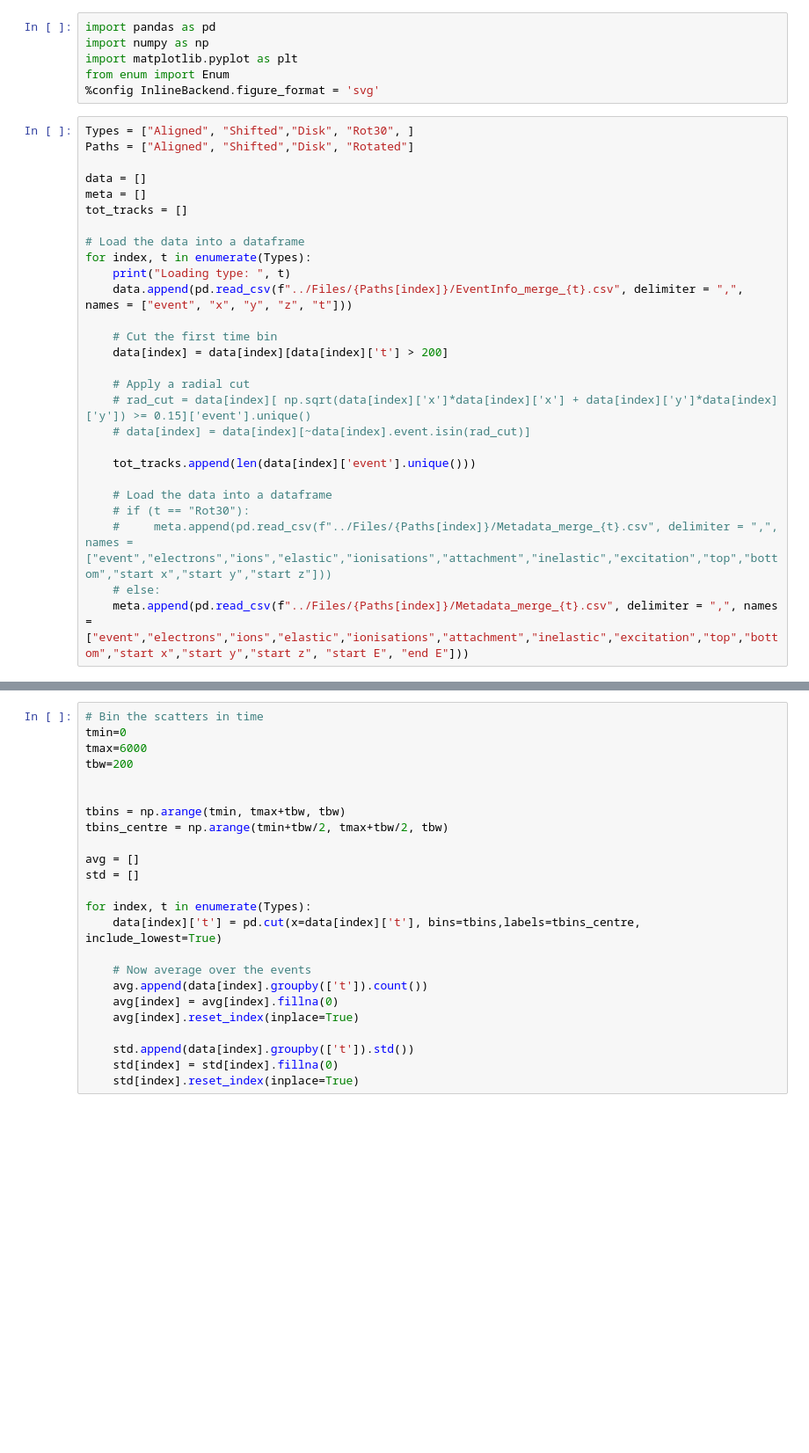
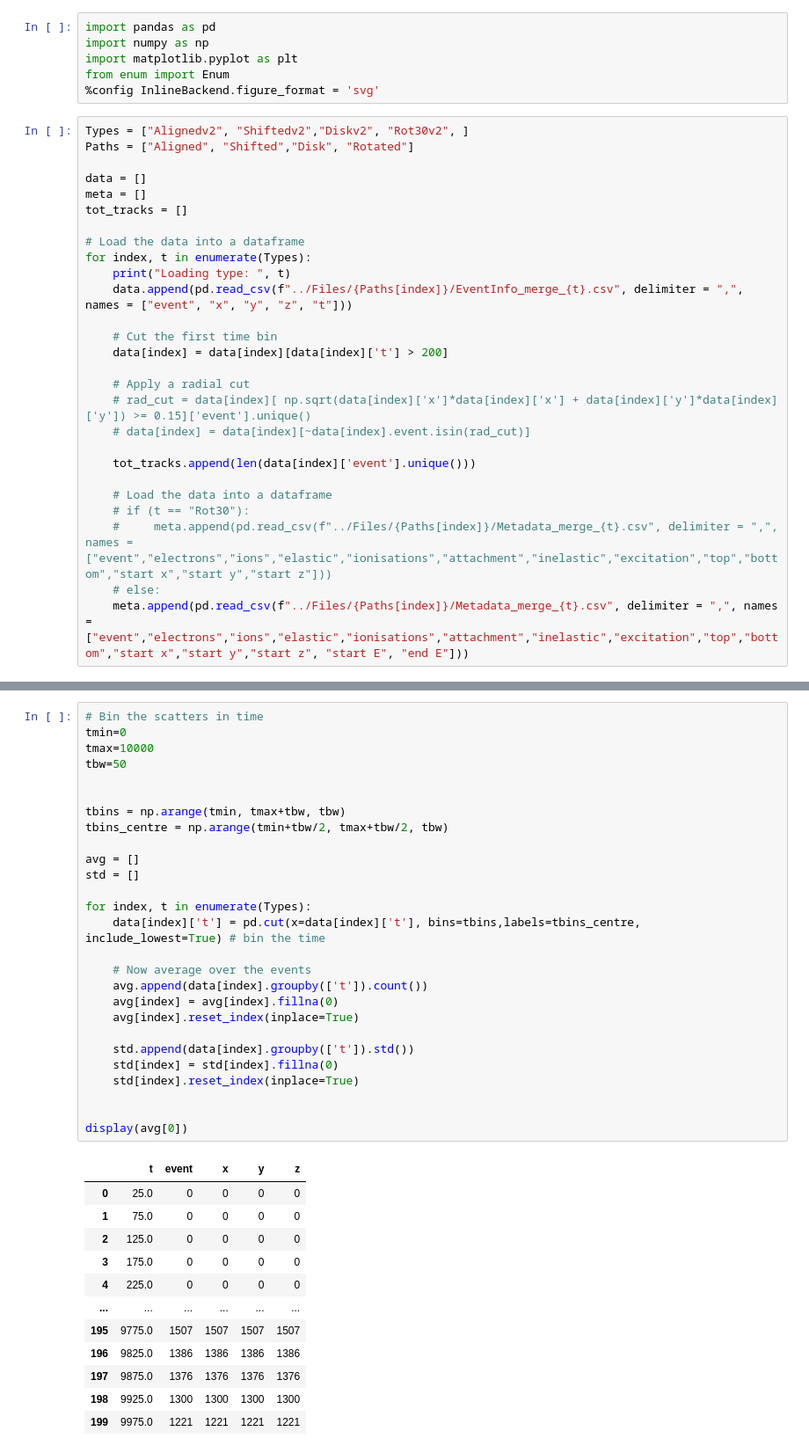
Before and after one commit to kvjmistry/GarfieldCode, a Jupyter notebook: Electroluminescence/notebooks/StudyConfigs.ipynb, the cells around one changed output, grey strips where cells are left out. Shown: that part at 88% size. Cells and saved outputs as stored; diff of their text form; blank space fills up the shorter version.

```diff
--- a/Electroluminescence/notebooks/StudyConfigs.ipynb
+++ b/Electroluminescence/notebooks/StudyConfigs.ipynb
@@ -5,7 +5,7 @@ import matplotlib.pyplot as plt
 from enum import Enum
 %config InlineBackend.figure_format = 'svg'
 # %%
-Types = ["Aligned", "Shifted","Disk", "Rot30", ]
+Types = ["Alignedv2", "Shiftedv2","Diskv2", "Rot30v2", ]
 Paths = ["Aligned", "Shifted","Disk", "Rotated"]
 
 data = []
@@ -65,24 +65,40 @@ STD/Mean VuV:  20.00473129748207
 # %%
 # Bin the scatters in time
 tmin=0
-tmax=6000
-tbw=200
+tmax=10000
+tbw=50
 
 
 tbins = np.arange(tmin, tmax+tbw, tbw)
 tbins_centre = np.arange(tmin+tbw/2, tmax+tbw/2, tbw)
 
 avg = []
 std = []
 
 for index, t in enumerate(Types):
-    data[index]['t'] = pd.cut(x=data[index]['t'], bins=tbins,labels=tbins_centre, include_lowest=True)
+    data[index]['t'] = pd.cut(x=data[index]['t'], bins=tbins,labels=tbins_centre, include_lowest=True) # bin the time
 
     # Now average over the events
     avg.append(data[index].groupby(['t']).count())
     avg[index] = avg[index].fillna(0)
     avg[index].reset_index(inplace=True)
 
     std.append(data[index].groupby(['t']).std())
     std[index] = std[index].fillna(0)
     std[index].reset_index(inplace=True)
+
+
+display(avg[0])
+# %% [output]
+|  | t | event | x | y | z |
+| 0 | 25.0 | 0 | 0 | 0 | 0 |
+| 1 | 75.0 | 0 | 0 | 0 | 0 |
+| 2 | 125.0 | 0 | 0 | 0 | 0 |
+| 3 | 175.0 | 0 | 0 | 0 | 0 |
+| 4 | 225.0 | 0 | 0 | 0 | 0 |
+| ... | ... | ... | ... | ... | ... |
+| 195 | 9775.0 | 1507 | 1507 | 1507 | 1507 |
+| 196 | 9825.0 | 1386 | 1386 | 1386 | 1386 |
+| 197 | 9875.0 | 1376 | 1376 | 1376 | 1376 |
+| 198 | 9925.0 | 1300 | 1300 | 1300 | 1300 |
+| 199 | 9975.0 | 1221 | 1221 | 1221 | 1221 |
```
Also changed, not shown: parts of 6 cells of this notebook.
